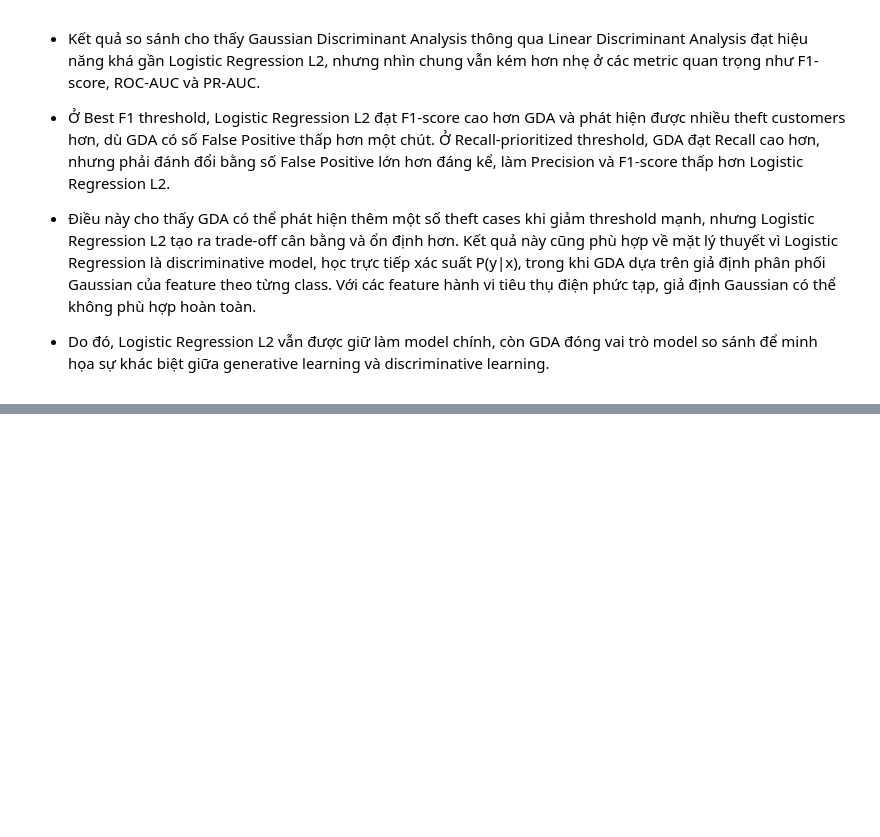
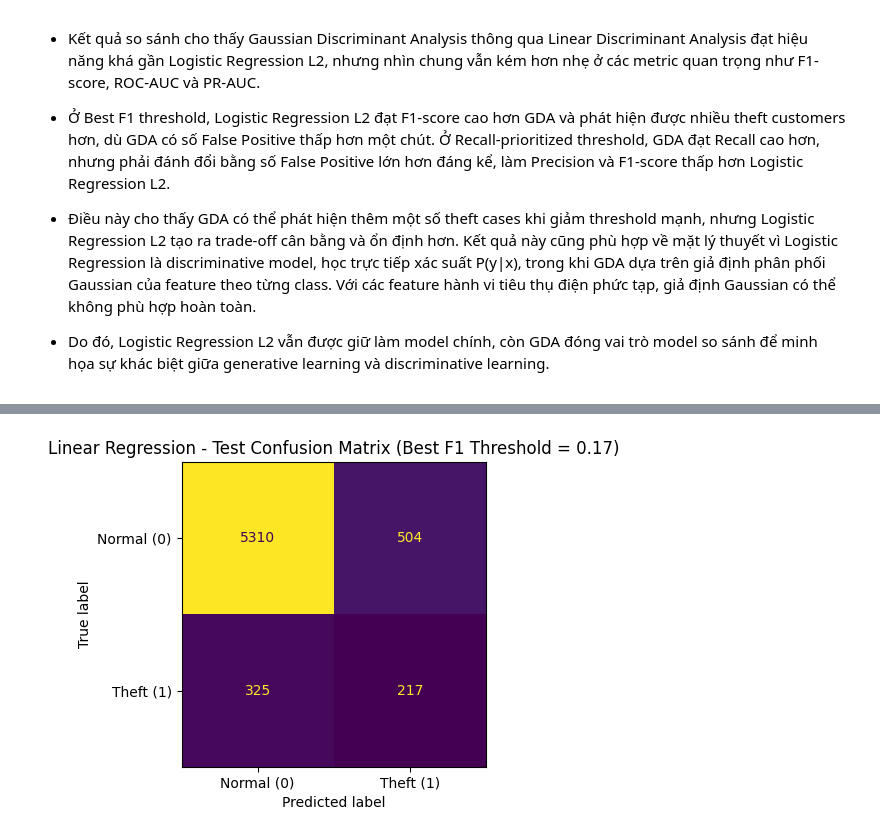
Before and after one commit to longzu-ComputerScience/CS114----ML-Project---Energy-Theft-Detection, a Jupyter notebook: notebooks/model_training_quoc_thai.ipynb, the cells around one changed output, grey strips where cells are left out. Cells and saved outputs as stored; diff of their text form; code cells hidden in the pictures; blank space fills up the shorter version.

```diff
--- a/notebooks/model_training_quoc_thai.ipynb
+++ b/notebooks/model_training_quoc_thai.ipynb
@@ -1540,0 +1663,22 @@ model_comparison_test_df
+# %%
+# 14.6. Tìm Best F1 threshold cho Linear Regression
+
+# Nếu nhiều threshold có cùng F1-score, ưu tiên recall cao hơn,
+# sau đó precision cao hơn.
+linear_best_f1_row = (
+    linear_threshold_results_df.sort_values(
+        by=["f1_score", "recall", "precision"], ascending=[False, False, False]
+    )
+    .iloc[0]
+    .to_dict()
+)
+
+linear_best_f1_threshold = linear_best_f1_row["threshold"]
+
+print("Linear Regression - Best F1 threshold trên validation set")
+print(f"Threshold : {linear_best_f1_threshold:.2f}")
+print(f"Precision : {linear_best_f1_row['precision']:.6f}")
+print(f"Recall    : {linear_best_f1_row['recall']:.6f}")
+print(f"F1-score  : {linear_best_f1_row['f1_score']:.6f}")
+print(f"PR-AUC    : {linear_best_f1_row['pr_auc']:.6f}")
+print(f"ROC-AUC   : {linear_best_f1_row['roc_auc']:.6f}")
@@ -1540,0 +1869,23 @@ model_comparison_test_df
+# %%
+# 14.10. Tạo prediction variables cho Linear Regression trên test set
+
+y_test_pred_linear_best_f1 = get_predictions_at_threshold(
+    y_prob=y_test_prob_linear, threshold=linear_best_f1_threshold
+)
+
+y_test_pred_linear_recall_priority = get_predictions_at_threshold(
+    y_prob=y_test_prob_linear, threshold=linear_recall_priority_threshold
+)
+# %%
+# 14.11. Confusion matrix trên test set với Linear Regression Best F1 threshold
+
+linear_test_best_f1_cm = plot_confusion_matrix_custom(
+    y_true=y_test,
+    y_pred=y_test_pred_linear_best_f1,
+    title=(
+        "Linear Regression - Test Confusion Matrix "
+        f"(Best F1 Threshold = {linear_best_f1_threshold:.2f})"
+    ),
+)
+# %% [output]
+[figure, added]
```
Also changed, not shown: parts of 11 cells of this notebook.
